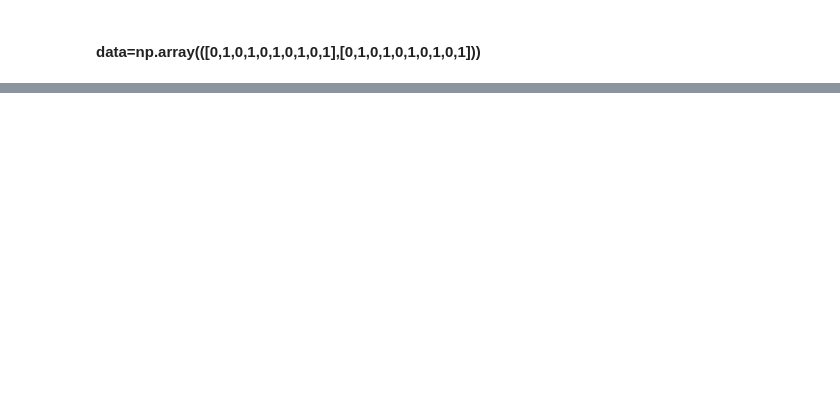
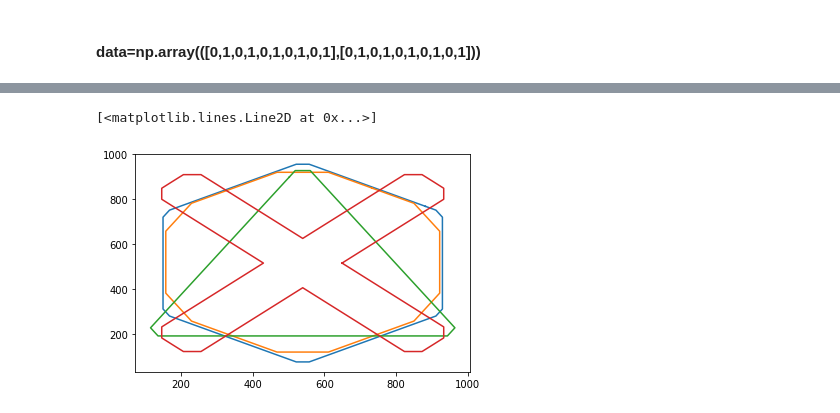
Before and after one commit to NicholasARossi/Easing-Animations-with-Python, a Jupyter notebook: animation_playground.ipynb, the cells around one changed output, grey strips where cells are left out. Cells and saved outputs as stored; diff of their text form; code cells hidden in the pictures; blank space fills up the shorter version.

```diff
--- a/animation_playground.ipynb
+++ b/animation_playground.ipynb
@@ -42,0 +79,9 @@ array([[0.3633114 , 0.40243556, 0.53103731, 0.76535386, 0.68421387],
+# %%
+fig,ax=plt.subplots()
+ax.plot(hex[::2],hex[1::2])
+ax.plot(circle[::2],circle[1::2])
+ax.plot(square[::2],square[1::2])
+ax.plot(cross[::2],cross[1::2])
+# %% [output]
+[<matplotlib.lines.Line2D at 0x...>]
+[figure, added]
```
Also changed, not shown: parts of 35 cells of this notebook, 19 other files.
